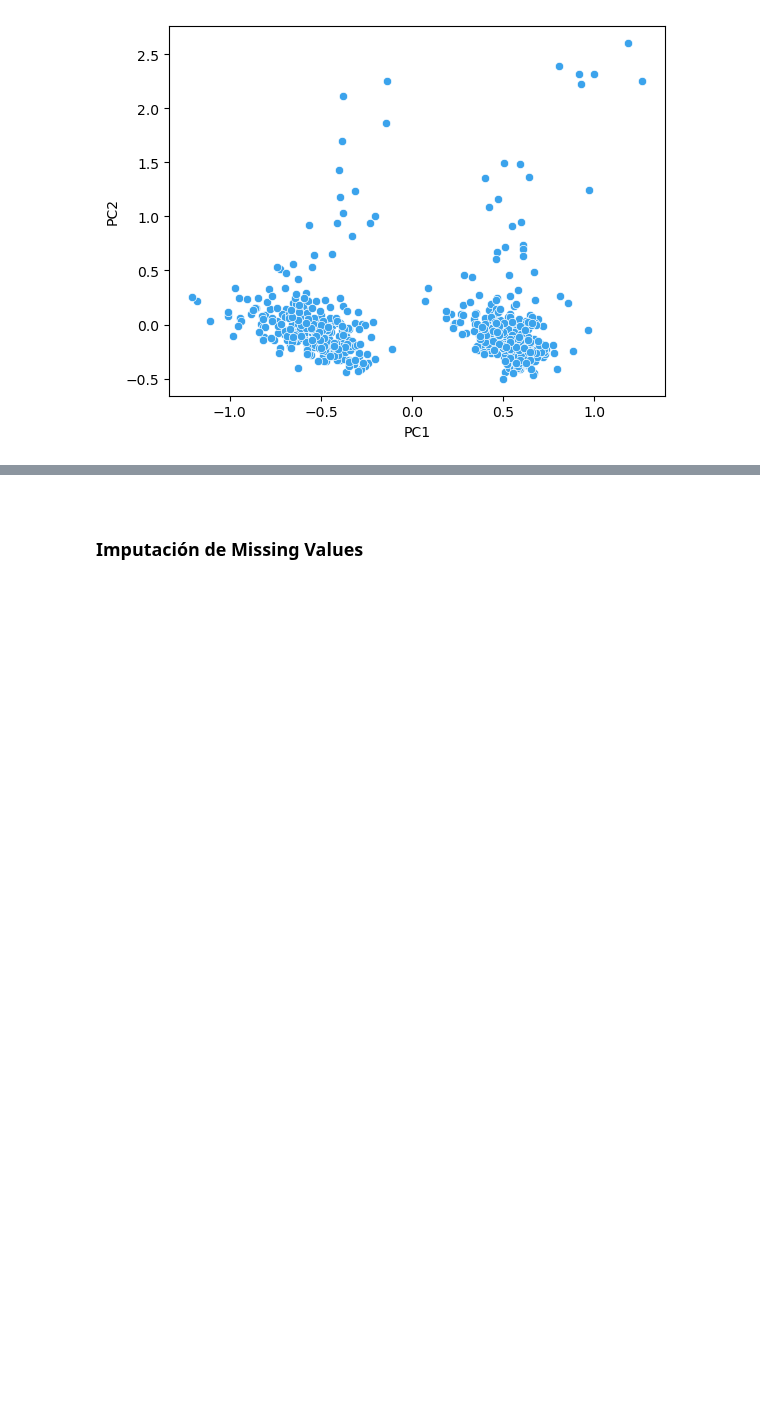
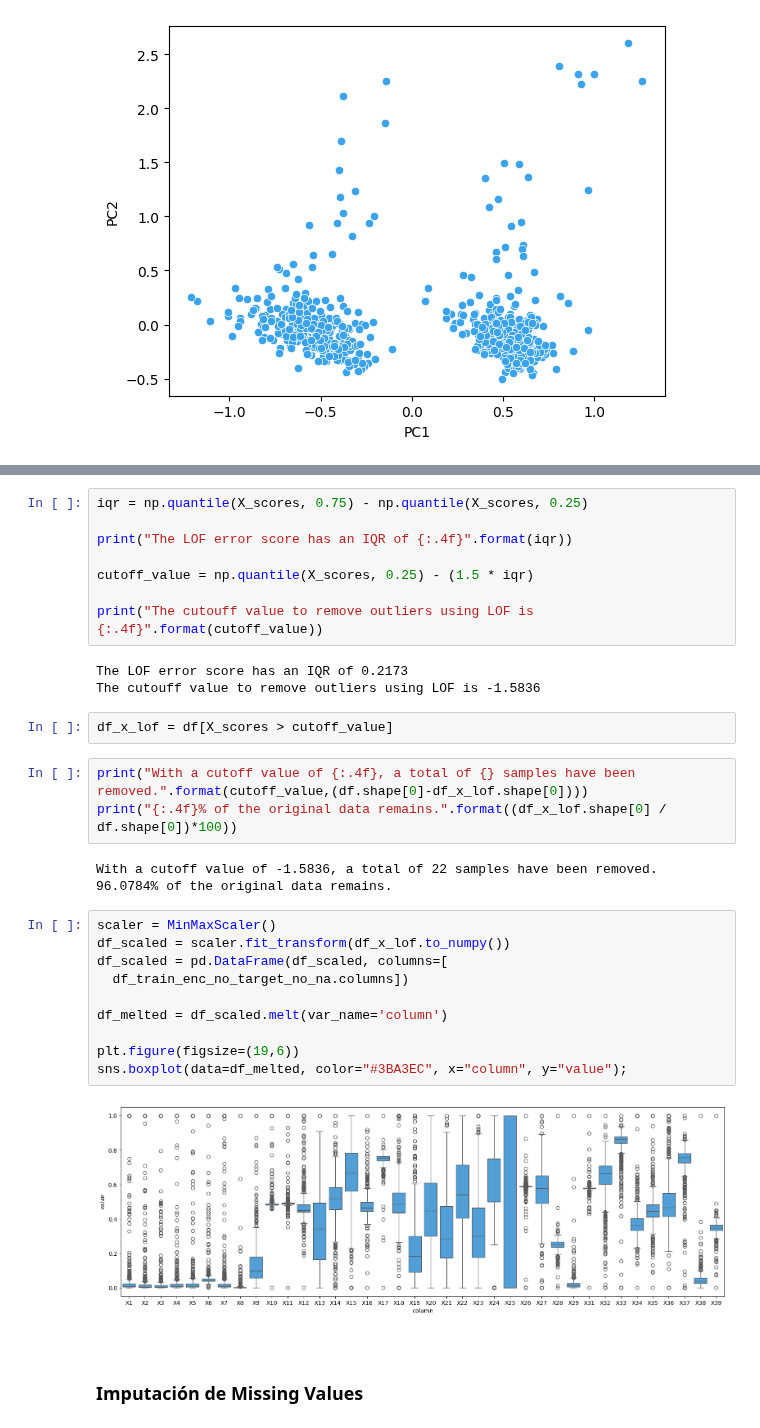
Before and after one commit to DomingoLopez/ClubFansIris, a Jupyter notebook: preprocesamiento/preprocesamiento.ipynb, the cells around one changed output, grey strips where cells are left out. Drawn from its saved outputs; the diff is of its cells as text; blank space fills up the shorter version.

```diff
--- a/preprocesamiento/preprocesamiento.ipynb
+++ b/preprocesamiento/preprocesamiento.ipynb
@@ -393,3 +417,34 @@ plt.show()
+# %%
+iqr = np.quantile(X_scores, 0.75) - np.quantile(X_scores, 0.25)
+
+print("The LOF error score has an IQR of {:.4f}".format(iqr))
+
+cutoff_value = np.quantile(X_scores, 0.25) - (1.5 * iqr)
+
+print("The cutouff value to remove outliers using LOF is {:.4f}".format(cutoff_value))
+# %% [output]
+The LOF error score has an IQR of 0.2173
+The cutouff value to remove outliers using LOF is -1.5836
+# %%
+df_x_lof = df[X_scores > cutoff_value]
+# %%
+print("With a cutoff value of {:.4f}, a total of {} samples have been removed.".format(cutoff_value,(df.shape[0]-df_x_lof.shape[0])))
+print("{:.4f}% of the original data remains.".format((df_x_lof.shape[0] / df.shape[0])*100))
+# %% [output]
+With a cutoff value of -1.5836, a total of 22 samples have been removed.
+96.0784% of the original data remains.
+# %%
+scaler = MinMaxScaler()
+df_scaled = scaler.fit_transform(df_x_lof.to_numpy())
+df_scaled = pd.DataFrame(df_scaled, columns=[
+  df_train_enc_no_target_no_na.columns])
+
+df_melted = df_scaled.melt(var_name='column')
+
+plt.figure(figsize=(19,6))
+sns.boxplot(data=df_melted, color="#3BA3EC", x="column", y="value");
+# %% [output]
+[figure, added]
 # %% [markdown]
 <br/>
 
```
Also changed, not shown: parts of 7 cells of this notebook.
